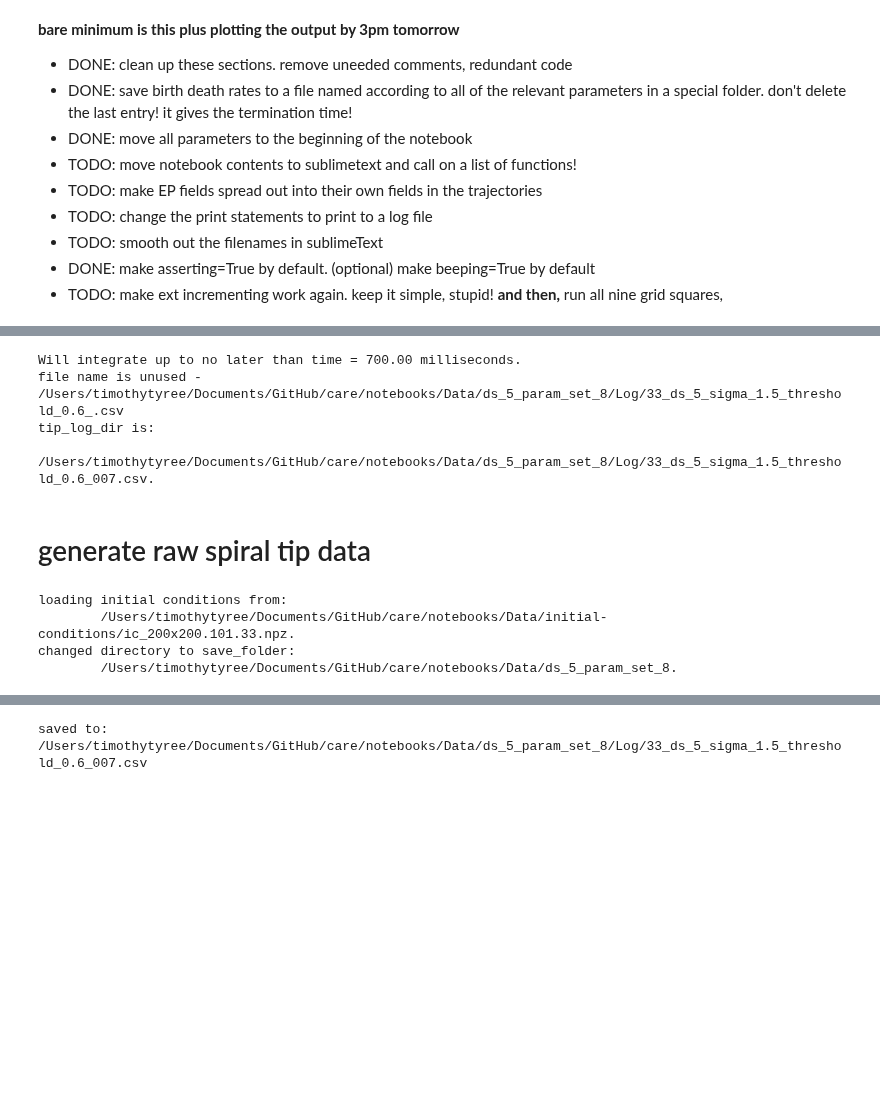
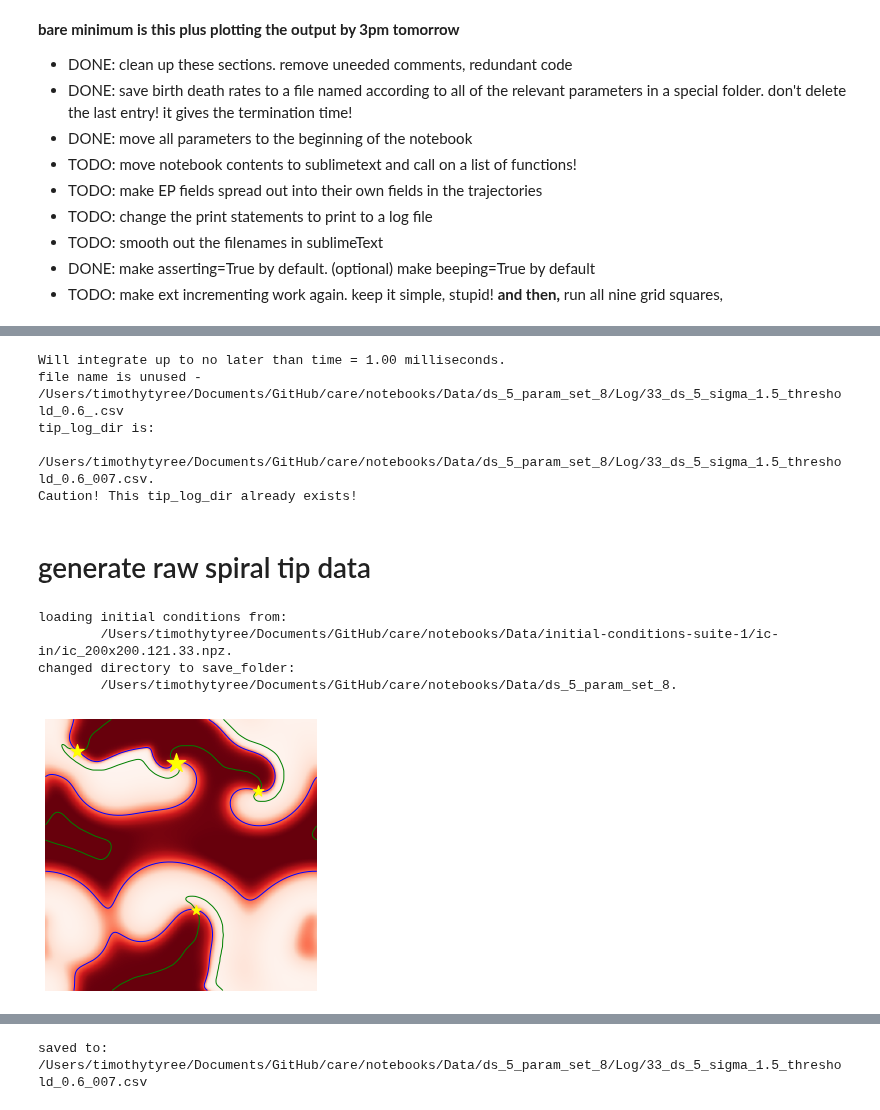
Before and after one commit to timtyree/care, a Jupyter notebook: notebooks/Generate Birth Death Rates for Given Initial Conditions.ipynb, the cells around one changed output, grey strips where cells are left out. Saved outputs shown, nothing was run; the diff lists cells and outputs as text; code cells hidden in the pictures; blank space fills up the shorter version.

```diff
--- a/notebooks/Generate Birth Death Rates for Given Initial Conditions.ipynb
+++ b/notebooks/Generate Birth Death Rates for Given Initial Conditions.ipynb
@@ -62,8 +61,12 @@ The autoreload extension is already loaded. To reload it, use:
 # %%
 #the given initial conditions
-sub_id = 33
-initial_condition_dir = nb_dir + f'/Data/initial-conditions/ic_200x200.101.{sub_id}.npz'
-data_dir =initial_condition_dir
+initial_condition_dir = '/Users/timothytyree/Documents/GitHub/care/notebooks/Data/initial-conditions-suite-1/ic-in/ic_200x200.121.33.npz'
+# sub_id = 33
+# file = '/Users/timothytyree/Documents/GitHub/care/notebooks/Data/initial-conditions-suite-1/ds_5_param_set_8/birth-death-rates/ic_200x200.117.21_ds_5_sigma_1.5_threshold_0.6_sr_50_mem_2_tmin_100_LT_2_bdrates.csv'
+# data_dir =file
+# initial_condition_dir
+# initial_condition_dir = nb_dir + f'/Data/initial-conditions/ic_200x200.101.{sub_id}.npz'
+# data_dir =initial_condition_dir
 # search_for_file()
 # %%
 ################################
@@ -87,8 +90,9 @@ pad = 5
 atol = 1e-11
 color_values = None
 
-h = 0.007
-nsteps = 1*10**5 # int(1.8*10**5)#0#*10**4
+# h = 0.007
+h = 0.01
+nsteps = 1*10**3 # int(1.8*10**5)#0#*10**4
 save_every_n_frames = 100#nsteps#100#nsteps#10#50
 max_time = h*nsteps
 print( f"Will integrate up to no later than time = {max_time:.2f} milliseconds.")
@@ -142,10 +146,11 @@ if printing:
 ######## END PARAMETERS ########
 ################################
 # %% [output]
-Will integrate up to no later than time = 700.00 milliseconds.
+Will integrate up to no later than time = 1.00 milliseconds.
 file name is unused - /Users/timothytyree/Documents/GitHub/care/notebooks/Data/ds_5_param_set_8/Log/33_ds_5_sigma_1.5_threshold_0.6_.csv
 tip_log_dir is:
         /Users/timothytyree/Documents/GitHub/care/notebooks/Data/ds_5_param_set_8/Log/33_ds_5_sigma_1.5_threshold_0.6_007.csv.
+Caution! This tip_log_dir already exists!
 # %% [markdown]
 # generate raw spiral tip data
 # %%
@@ -185,7 +190,7 @@ nanstate = [np.nan,np.nan,np.nan]
 channel_no = 3
 # %% [output]
 loading initial conditions from:
-        /Users/timothytyree/Documents/GitHub/care/notebooks/Data/initial-conditions/ic_200x200.101.33.npz.
+        /Users/timothytyree/Documents/GitHub/care/notebooks/Data/initial-conditions-suite-1/ic-in/ic_200x200.121.33.npz.
 changed directory to save_folder:
         /Users/timothytyree/Documents/GitHub/care/notebooks/Data/ds_5_param_set_8.
 # %%
@@ -236,31 +241,33 @@ color_values = None
 # state_value = np.array(states_interpolated_linear)[:,chnl]
 # color_values = state_value
 # print(f'plotting channel {chnl} \nof the {typs} states.')
 
 # if printing:
     # #bluf
     # print('max value of change for each channel is {:.4f} , {:.4f}, {:.4f}.'.format(*tuple(np.max(txt,axis=(0,1)))))
     # print('max rate of change for each channel is {:.4f} , {:.4f}, {:.4f}.'.format(*tuple(np.max(dtexture_dt,axis=(0,1)))))
 
     # print(f"\n number of type 1 contour = {len(contours_raw)},\n number of type 2 contour = {len(contours_inc)},")
     # print(f"the number of tips are {n_old}. time is {tme:.1f} ms.")
     # print(f"note for time <100ms, I'm saying nothing about the accuracy of tip detection.")
     # print(f"""the topological tip state:{tips[0]}""")
     # print(f"""x position of tips: {tips[1]}""")
     # print(f"""y position of tips: {tips[2]}""")
 
-# plotting = True
+plotting = True
 if plotting:
     #plot texture contours and tips. oh my!
     # img_nxt_unpadded = img_nxt[pad:-pad,pad:-pad]
     # img_inc_unpadded = img_inc[pad:-pad,pad:-pad]
     contours_raw_unpadded = measure.find_contours(img_nxt_unpadded, level=V_threshold,fully_connected='low',positive_orientation='low')
     contours_inc_unpadded = measure.find_contours(img_inc_unpadded, level=threshold)
 
     # #print texture information
     # describe(txt)
 
     fig = plot_buffer(img_nxt_unpadded, img_inc_unpadded, contours_raw_unpadded, contours_inc_unpadded, tips_mapped,
                       figsize=(5,5),max_marker_size=400, lw=1, color_values=color_values);
     plt.show()
     # plt.close()
+# %% [output]
+[figure, added]
```
Also changed, not shown: parts of 4 cells of this notebook, 3 other files.
